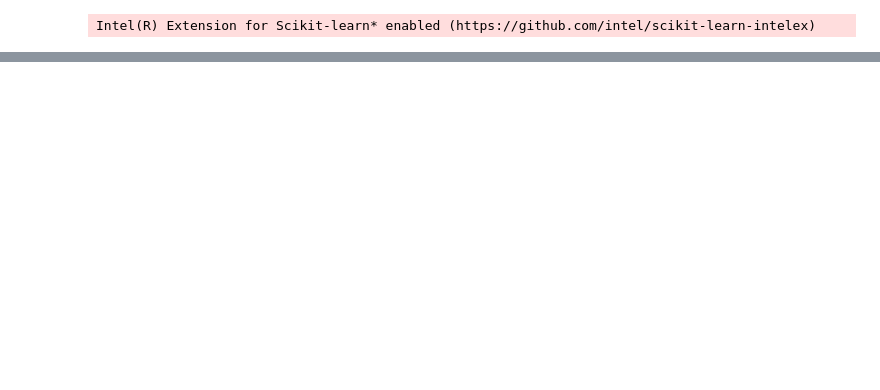
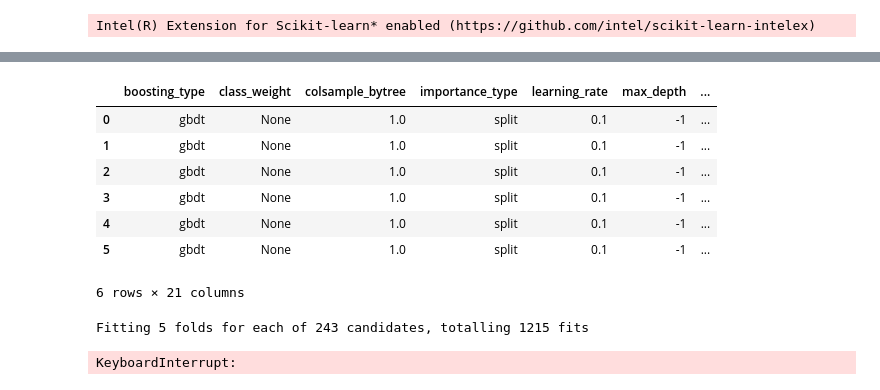
Before and after one commit to arungansi/Jovian-ML-0toGBMs, a Jupyter notebook: my-zero-to-gbm-proj-assign - Jovian - Len - full - Dell.ipynb, the cells around one changed output, grey strips where cells are left out. Saved outputs shown, nothing was run; the diff lists cells and outputs as text; code cells hidden in the pictures; blank space fills up the shorter version.

```diff
--- a/my-zero-to-gbm-proj-assign - Jovian - Len - full - Dell.ipynb
+++ b/my-zero-to-gbm-proj-assign - Jovian - Len - full - Dell.ipynb
@@ -807,0 +363,9 @@ https://www.kaggle.com/vishnurapps/undersanding-kfold-stratifiedkfold-and-groupk
+# %%
+params = {'num_leaves':31}
+modelc = LGBMRegressor(random_state=11111,n_jobs=-1,silent=False,metric='rmse',force_col_wise=True,**params)#,bagging_freq= 5, bagging_fraction= 0.75)
+param_grid = {"boosting_type": ['gbdt','goss','dart'],
+              "learning_rate" : [0.1,0.01,0.001],
+              "n_estimators": [50,100,300],
+              "min_child_samples": [10,20,30],
+              "min_split_gain": [0.0,0.001,0.1],
+            }
@@ -807,0 +388,8 @@ https://www.kaggle.com/vishnurapps/undersanding-kfold-stratifiedkfold-and-groupk
+# %%
+#with early stopping
+params = grid_search.best_params_
+model, train_R2, train_RMSPE, val_R2, val_RMSPE = train_and_evaluate(X_train,
+                                                train_targets,
+                                                X_val,
+                                                val_targets,
+                                                **params)
@@ -807,0 +414,22 @@ https://www.kaggle.com/vishnurapps/undersanding-kfold-stratifiedkfold-and-groupk
+# %%
+models = []
+model_params = []
+grid_params = []
+for train_idxs, val_idxs in ss.split(poly_inputs):
+   X_train, train_targets = poly_inputs.iloc[train_idxs], targets.iloc[train_idxs]
+   X_val, val_targets = poly_inputs.iloc[val_idxs], targets.iloc[val_idxs]
+   X_train = np.ascontiguousarray(X_train).reshape(-1,10)
+   train_targets = np.ascontiguousarray(train_targets).ravel()
+   X_val = np.ascontiguousarray(X_val).reshape(-1,10)
+   val_targets = np.ascontiguousarray(val_targets).ravel()
+   grid_search = HalvingGridSearchCV(modelc, param_grid,n_jobs=-1,verbose=1,return_train_score=True,random_state=11111,factor=3,min_resources=1000,error_score='raise').fit(X_train, train_targets)
+   params = grid_search.best_params_
+   model, train_R2, train_RMSPE, val_R2, val_RMSPE = train_and_evaluate(X_train,
+                                                   train_targets,
+                                                   X_val,
+                                                   val_targets,
+                                                   **params)
+   models.append(model)
+   model_params.append(model.get_params())
+   grid_params.append(grid_search.best_params_)
+   print('Train R2: {}, Train RMSPE: {}, Validation R2: {}, Validation RMSPE: {}'.format(train_R2, train_RMSPE, val_R2, val_RMSPE))
@@ -807,0 +478,3 @@ https://www.kaggle.com/vishnurapps/undersanding-kfold-stratifiedkfold-and-groupk
+# %%
+df_gd_par = pd.DataFrame(grid_params)
+df_md_par = pd.DataFrame(model_params)
@@ -807,0 +491,32 @@ https://www.kaggle.com/vishnurapps/undersanding-kfold-stratifiedkfold-and-groupk
+# %%
+df_md_par
+# %% [output]
+|  | boosting_type | class_weight | colsample_bytree | importance_type | learning_rate | max_depth | ... |
+| 0 | gbdt | None | 1.0 | split | 0.1 | -1 | ... |
+| 1 | gbdt | None | 1.0 | split | 0.1 | -1 | ... |
+| 2 | gbdt | None | 1.0 | split | 0.1 | -1 | ... |
+| 3 | gbdt | None | 1.0 | split | 0.1 | -1 | ... |
+| 4 | gbdt | None | 1.0 | split | 0.1 | -1 | ... |
+| 5 | gbdt | None | 1.0 | split | 0.1 | -1 | ... |
+6 rows × 21 columns
+# %%
+models = []
+
+for train_idxs, val_idxs in ss.split(poly_inputs):
+   X_train, train_targets = poly_inputs.iloc[train_idxs], targets.iloc[train_idxs]
+   X_val, val_targets = poly_inputs.iloc[val_idxs], targets.iloc[val_idxs]
+   X_train = np.ascontiguousarray(X_train).reshape(-1,10)
+   train_targets = np.ascontiguousarray(train_targets).ravel()
+   X_val = np.ascontiguousarray(X_val).reshape(-1,10)
+   val_targets = np.ascontiguousarray(val_targets).ravel()
+   grid_search = GridSearchCV(modelc, param_grid,n_jobs=-1,verbose=1,return_train_score=True,error_score='raise').fit(X_train, train_targets)
+   model, train_R2, train_RMSPE, val_R2, val_RMSPE = train_and_evaluate(X_train,
+                                                   train_targets,
+                                                   X_val,
+                                                   val_targets,
+                                                   **grid_search.best_params_)
+   models.append(modelc)
+   print('Train R2: {}, Train RMSPE: {}, Validation R2: {}, Validation RMSPE: {}'.format(train_R2, train_RMSPE, val_R2, val_RMSPE))
+# %% [output]
+Fitting 5 folds for each of 243 candidates, totalling 1215 fits
+KeyboardInterrupt:
```
Also changed, not shown: parts of 176 cells of this notebook.
